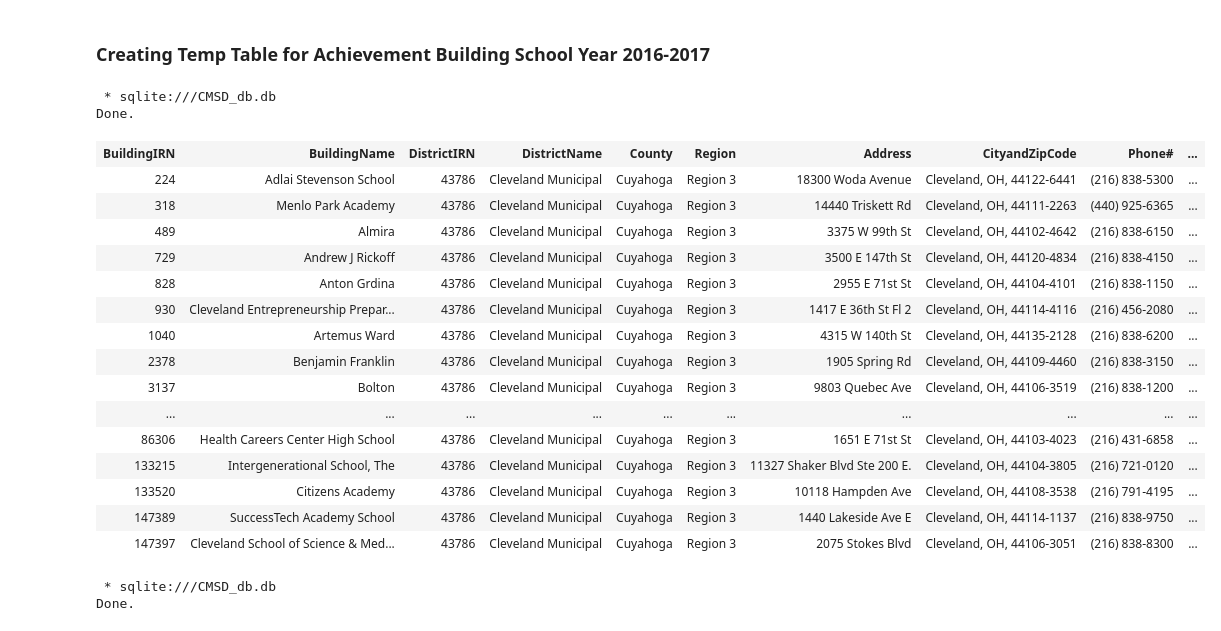
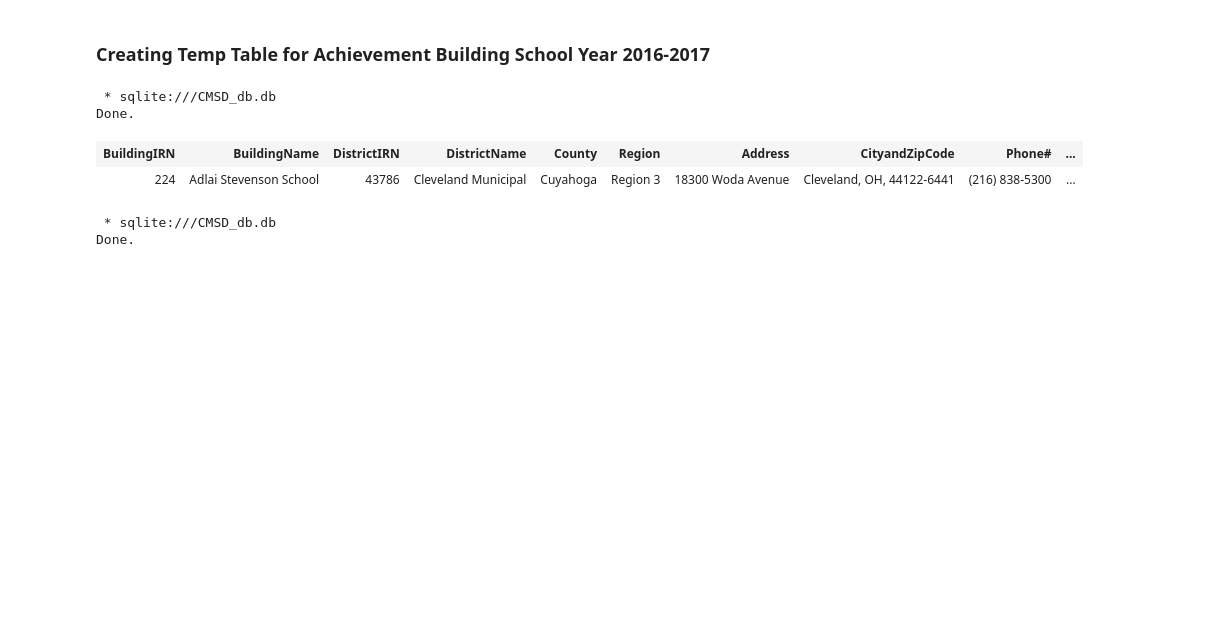
Before and after one commit to GomerC2201/CMSD, a Jupyter notebook: CMSD Data Analysis.ipynb, the cells around one changed output. Saved outputs shown, nothing was run; the diff lists cells and outputs as text; code cells hidden in the pictures; blank space fills up the shorter version.

Commit message:
Fixed comments and table displays

```diff
--- a/CMSD Data Analysis.ipynb
+++ b/CMSD Data Analysis.ipynb
@@ -162,27 +142,14 @@ Done.
 # %%
 %%sql
 SELECT *
 FROM Achievement_Building_1617
 WHERE DistrictIRN = '043786'
+LIMIT 1
 # %% [output]
  * sqlite:///CMSD_db.db
 Done.
 | BuildingIRN | BuildingName | DistrictIRN | DistrictName | County | Region | Address | CityandZipCode | Phone# | ... |
 | 224 | Adlai Stevenson School | 43786 | Cleveland Municipal | Cuyahoga | Region 3 | 18300 Woda Avenue | Cleveland, OH, 44122-6441 | (216) 838-5300 | ... |
-| 318 | Menlo Park Academy | 43786 | Cleveland Municipal | Cuyahoga | Region 3 | 14440 Triskett Rd | Cleveland, OH, 44111-2263 | (440) 925-6365 | ... |
-| 489 | Almira | 43786 | Cleveland Municipal | Cuyahoga | Region 3 | 3375 W 99th St | Cleveland, OH, 44102-4642 | (216) 838-6150 | ... |
-| 729 | Andrew J Rickoff | 43786 | Cleveland Municipal | Cuyahoga | Region 3 | 3500 E 147th St | Cleveland, OH, 44120-4834 | (216) 838-4150 | ... |
-| 828 | Anton Grdina | 43786 | Cleveland Municipal | Cuyahoga | Region 3 | 2955 E 71st St | Cleveland, OH, 44104-4101 | (216) 838-1150 | ... |
-| 930 | Cleveland Entrepreneurship Prepar... | 43786 | Cleveland Municipal | Cuyahoga | Region 3 | 1417 E 36th St Fl 2 | Cleveland, OH, 44114-4116 | (216) 456-2080 | ... |
-| 1040 | Artemus Ward | 43786 | Cleveland Municipal | Cuyahoga | Region 3 | 4315 W 140th St | Cleveland, OH, 44135-2128 | (216) 838-6200 | ... |
-| 2378 | Benjamin Franklin | 43786 | Cleveland Municipal | Cuyahoga | Region 3 | 1905 Spring Rd | Cleveland, OH, 44109-4460 | (216) 838-3150 | ... |
-| 3137 | Bolton | 43786 | Cleveland Municipal | Cuyahoga | Region 3 | 9803 Quebec Ave | Cleveland, OH, 44106-3519 | (216) 838-1200 | ... |
-| ... | ... | ... | ... | ... | ... | ... | ... | ... | ... |
-| 86306 | Health Careers Center High School | 43786 | Cleveland Municipal | Cuyahoga | Region 3 | 1651 E 71st St | Cleveland, OH, 44103-4023 | (216) 431-6858 | ... |
-| 133215 | Intergenerational School, The | 43786 | Cleveland Municipal | Cuyahoga | Region 3 | 11327 Shaker Blvd Ste 200 E. | Cleveland, OH, 44104-3805 | (216) 721-0120 | ... |
-| 133520 | Citizens Academy | 43786 | Cleveland Municipal | Cuyahoga | Region 3 | 10118 Hampden Ave | Cleveland, OH, 44108-3538 | (216) 791-4195 | ... |
-| 147389 | SuccessTech Academy School | 43786 | Cleveland Municipal | Cuyahoga | Region 3 | 1440 Lakeside Ave E | Cleveland, OH, 44114-1137 | (216) 838-9750 | ... |
-| 147397 | Cleveland School of Science & Med... | 43786 | Cleveland Municipal | Cuyahoga | Region 3 | 2075 Stokes Blvd | Cleveland, OH, 44106-3051 | (216) 838-8300 | ... |
 # %%
 %%sql
 CREATE TEMPORARY TABLE Temp_Achievement_Building_1617 AS
```
Also changed, not shown: parts of 23 cells of this notebook.
